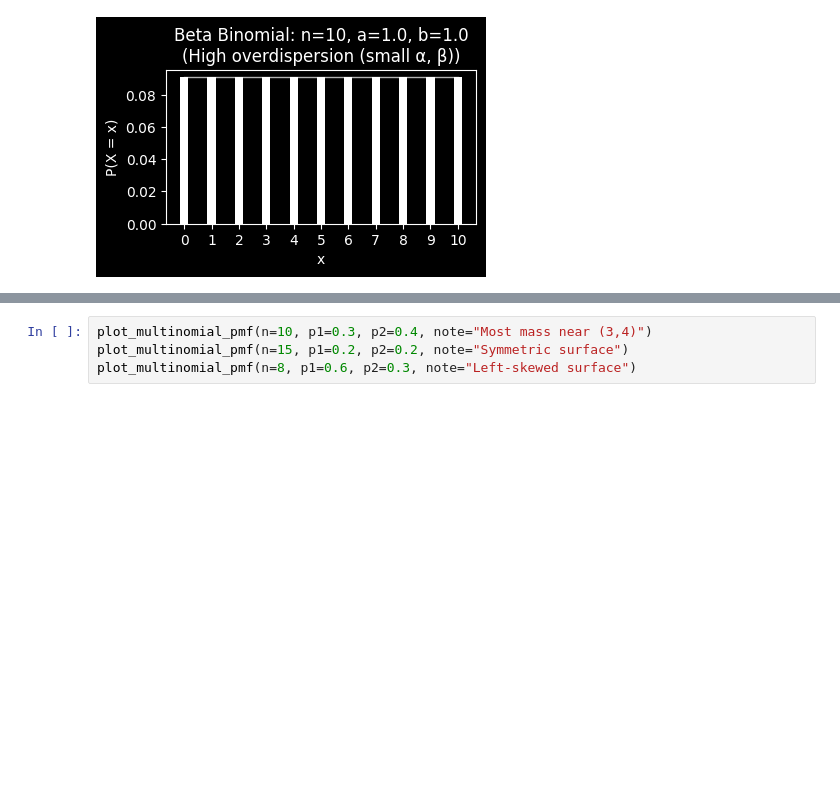
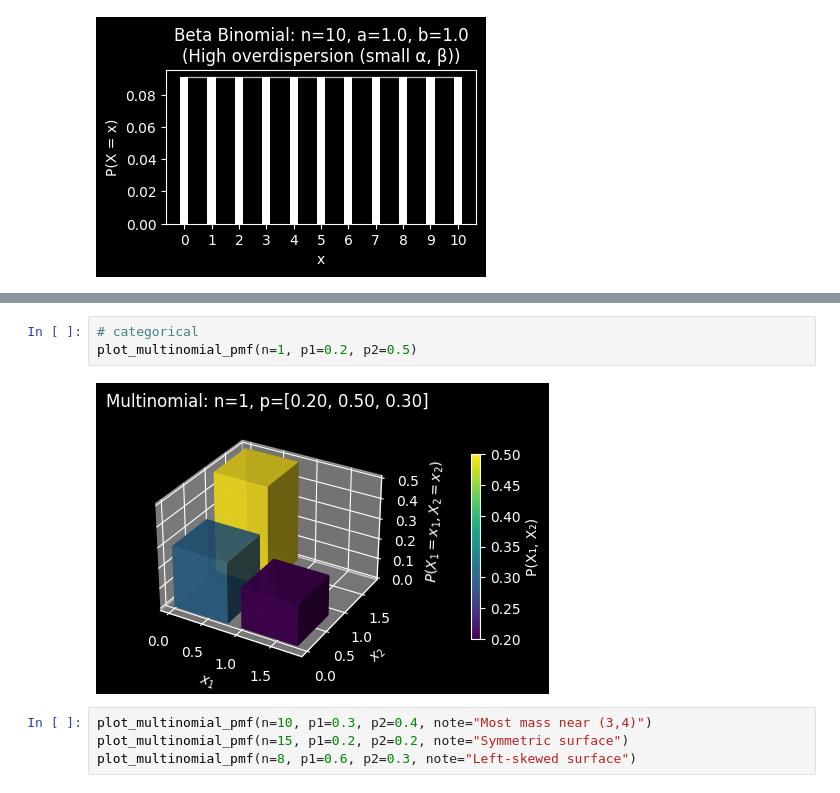
Before and after one commit to josephrich98/probability_distributions, a Jupyter notebook: plot_probability_distributions.ipynb, the cells around one changed output, grey strips where cells are left out. Drawn from its saved outputs; the diff is of its cells as text; blank space fills up the shorter version.

```diff
--- a/plot_probability_distributions.ipynb
+++ b/plot_probability_distributions.ipynb
@@ -493,3 +559,8 @@ plot_betabinomial_pmf(n=10, a=1.0, b=1.0, note="High overdispersion (small α,
+# %%
+# categorical
+plot_multinomial_pmf(n=1, p1=0.2, p2=0.5)
+# %% [output]
+[figure, added]
 # %%
 plot_multinomial_pmf(n=10, p1=0.3, p2=0.4, note="Most mass near (3,4)")
 plot_multinomial_pmf(n=15, p1=0.2, p2=0.2, note="Symmetric surface")
```
Also changed, not shown: parts of 2 cells of this notebook.
